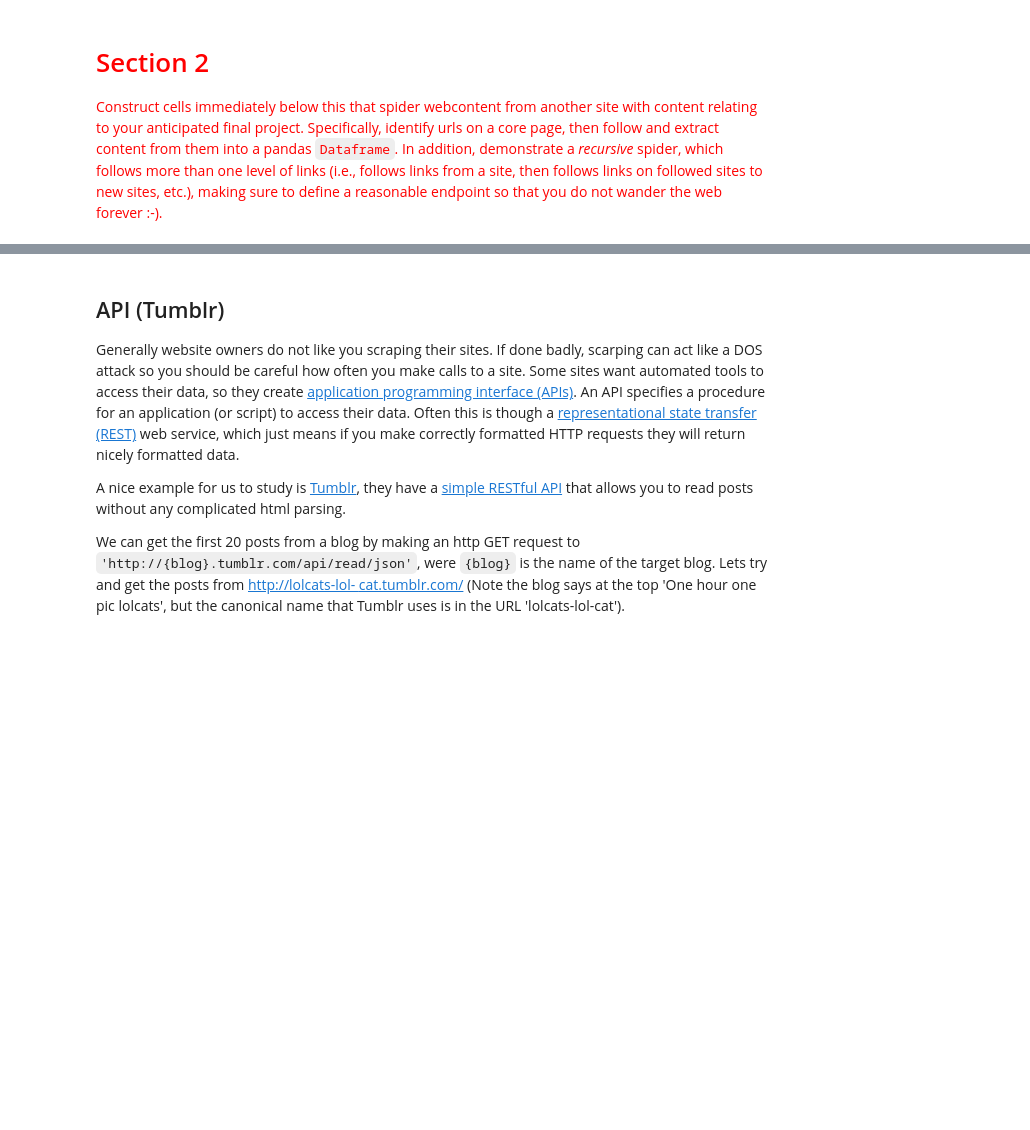
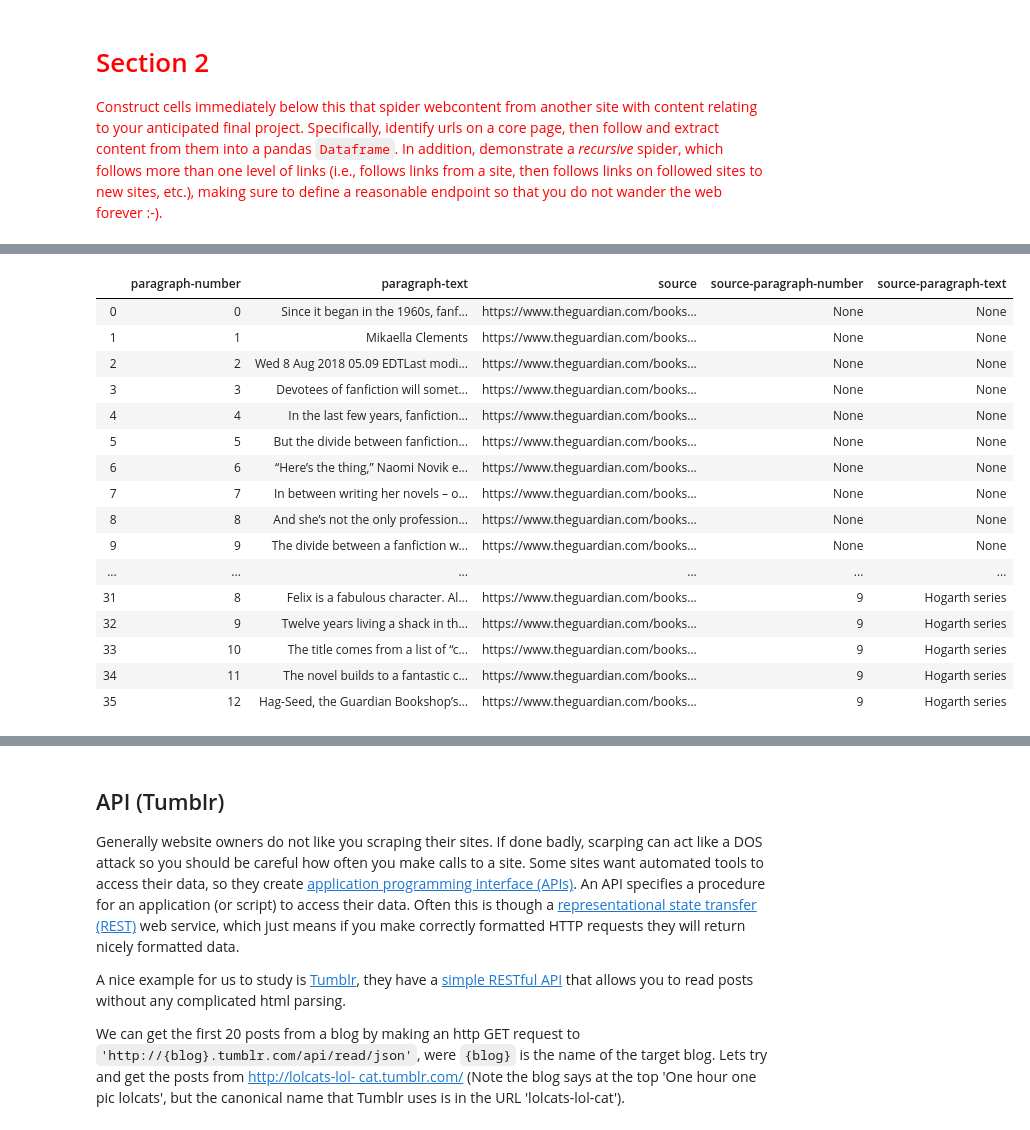
Before and after one commit to Computational-Content-Analysis-2020/Content-Analysis-2020, a Jupyter notebook: week-1/1-intro.ipynb, the cells around one changed output, grey strips where cells are left out. Drawn from its saved outputs; the diff is of its cells as text; code cells hidden in the pictures; blank space fills up the shorter version.

```diff
--- a/week-1/1-intro.ipynb
+++ b/week-1/1-intro.ipynb
@@ -173,0 +223,8 @@ the [re docs](https://docs.python.org/3/library/re.html) there is also a short
+# %%
+ao3ContentSoup = bs4.BeautifulSoup(ao3ContentRequest.text, 'html.parser')
+with open(ao3_content_save, mode='w', encoding='utf-8') as f:
+    f.write(ao3ContentRequest.text)
+#finding all summaries of listed fanfictions
+ao3PTags = ao3ContentSoup.findAll('blockquote',class_="userstuff summary")
+for pTag in ao3PTags[:3]:
+    print(pTag.text)
@@ -173,0 +239,10 @@ the [re docs](https://docs.python.org/3/library/re.html) there is also a short
+# %%
+ao3Paragraphs = []
+for pTag in ao3PTags:
+    #regular expressions deleting \n (new line), +\w+\, dates, \t (tab), \r (carriage return), \b (word boundary)
+    #b = re.sub(r'\[+\w+\]|\n|\[+\d+\]', '', pTag.text)
+    ao3Paragraphs.append(re.sub(r'\[+\w+\]|\n|\[(\d+/\d+/\d+)]|\t|\r|\b', '', pTag.text))#sub(r'\[+\d+\]', '', pTag.text)
+
+#Converting list of summary paragraphs into a dataframe
+ao3ParagraphsDF = pandas.DataFrame({'Fiction Summary' : ao3Paragraphs})
+ao3ParagraphsDF
@@ -254,3 +385,54 @@ contentParagraphsDF
 
 # <span style="color:red">Section 2</span>
 <span style="color:red">Construct cells immediately below this that spider webcontent from another site with content relating to your anticipated final project. Specifically, identify urls on a core page, then follow and extract content from them into a pandas `Dataframe`. In addition, demonstrate a *recursive* spider, which follows more than one level of links (i.e., follows links from a site, then follows links on followed sites to new sites, etc.), making sure to define a reasonable endpoint so that you do not wander the web forever :-).</span>
+# %%
+gd_url = 'https://www.theguardian.com/books/2018/aug/08/fanfiction-fifty-shades-star-trek-harry-potter'
+gd_base_url = 'https://www.theguardian.com'
+gdRequest =requests.get(gd_url)
+gdContentSoup = bs4.BeautifulSoup(gdRequest.text, 'html.parser')
+gdcontent = gdContentSoup.body.findAll('p')
+gdparagraphs = []
+for gTag in gdcontent:
+    gdparagraphs.append(re.sub(r'\n', '', gTag.text))
+
+#convert to a DataFrame
+gdDF = pandas.DataFrame({'paragraph-text' : gdparagraphs})
+
+links = []
+for paragraphNum, pTag in enumerate(gdcontent):
+    tagLinks = pTag.findAll('a',href=re.compile('theguardian'))
+    for aTag in tagLinks:
+        relurl = aTag.get('href')
+        linkText = aTag.text
+        links.append((
+            urllib.parse.urljoin(gd_url, relurl),
+            paragraphNum,
+            linkText,
+        ))
+print(links[:10])
+gdDF['source'] = [gd_url] * len(gdDF['paragraph-text'])
+gdDF['paragraph-number'] = range(len(gdDF['paragraph-text']))
+gdDF
+gdDF['source-paragraph-number'] = [None] * len(gdDF['paragraph-text'])
+gdDF['source-paragraph-text'] = [None] * len(gdDF['paragraph-text'])
+
+def getTextFromGD(targetURL, sourceParNum, sourceText):
+    #Make a dict to store data before adding it to the DataFrame
+    parsDict = {'source' : [], 'paragraph-number' : [], 'paragraph-text' : [], 'source-paragraph-number' : [],  'source-paragraph-text' : []}
+    #Now we get the page
+    r = requests.get(targetURL)
+    soup = bs4.BeautifulSoup(r.text, 'html.parser')
+    #enumerating gives use the paragraph number
+    for parNum, gTag in enumerate(soup.body.findAll('p')):
+        #same regex as before
+        parsDict['paragraph-text'].append(re.sub(r'\n', '', gTag.text))
+        parsDict['paragraph-number'].append(parNum)
+        parsDict['source'].append(targetURL)
+        parsDict['source-paragraph-number'].append(sourceParNum)
+        parsDict['source-paragraph-text'].append(sourceText)
+    return pandas.DataFrame(parsDict)
+for urlTuple in links:
+    #ignore_index means the indices will not be reset after each append
+    gdParagraphsDF = gdDF.append(getTextFromGD(*urlTuple),ignore_index=True)
+gdParagraphsDF
+# %% [output]
@@ -256,0 +440,17 @@ contentParagraphsDF
+|  | paragraph-number | paragraph-text | source | source-paragraph-number | source-paragraph-text |
+| 0 | 0 | Since it began in the 1960s, fanf... | https://www.theguardian.com/books... | None | None |
+| 1 | 1 | Mikaella Clements | https://www.theguardian.com/books... | None | None |
+| 2 | 2 | Wed 8 Aug 2018 05.09 EDTLast modi... | https://www.theguardian.com/books... | None | None |
+| 3 | 3 | Devotees of fanfiction will somet... | https://www.theguardian.com/books... | None | None |
+| 4 | 4 | In the last few years, fanfiction... | https://www.theguardian.com/books... | None | None |
+| 5 | 5 | But the divide between fanfiction... | https://www.theguardian.com/books... | None | None |
+| 6 | 6 | “Here’s the thing,” Naomi Novik e... | https://www.theguardian.com/books... | None | None |
+| 7 | 7 | In between writing her novels – o... | https://www.theguardian.com/books... | None | None |
+| 8 | 8 | And she’s not the only profession... | https://www.theguardian.com/books... | None | None |
+| 9 | 9 | The divide between a fanfiction w... | https://www.theguardian.com/books... | None | None |
+| ... | ... | ... | ... | ... | ... |
+| 31 | 8 | Felix is a fabulous character. Al... | https://www.theguardian.com/books... | 9 | Hogarth series |
+| 32 | 9 | Twelve years living a shack in th... | https://www.theguardian.com/books... | 9 | Hogarth series |
+| 33 | 10 | The title comes from a list of “c... | https://www.theguardian.com/books... | 9 | Hogarth series |
+| 34 | 11 | The novel builds to a fantastic c... | https://www.theguardian.com/books... | 9 | Hogarth series |
+| 35 | 12 | Hag-Seed, the Guardian Bookshop’s... | https://www.theguardian.com/books... | 9 | Hogarth series |
```
Also changed, not shown: parts of 33 cells of this notebook.
